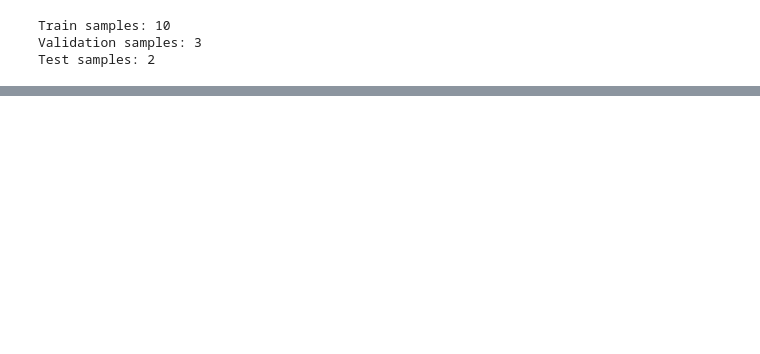
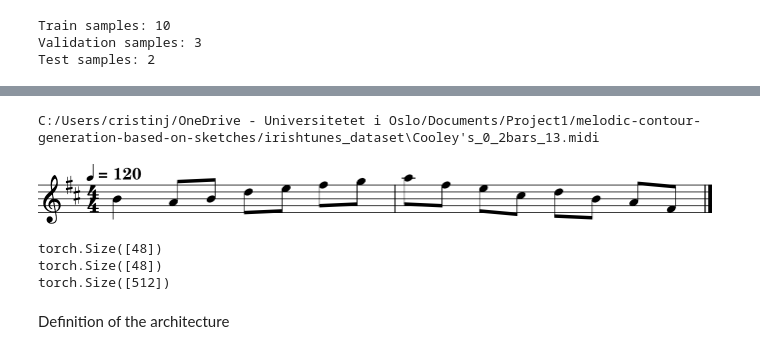
Before and after one commit to CrisJorda/melodic-contour-generation-based-on-sketches, a Jupyter notebook: test_notebooks/exp1_model.ipynb, the cells around one changed output, grey strips where cells are left out. Saved outputs shown, nothing was run; the diff lists cells and outputs as text; code cells hidden in the pictures; blank space fills up the shorter version.

```diff
--- a/test_notebooks/exp1_model.ipynb
+++ b/test_notebooks/exp1_model.ipynb
@@ -30 +107,19 @@ hparams = {
+# %%
+# Process the 2 bars
+def process_bars(midi_path):
+    score = converter.parse(midi_path)
+
+    # Extract 1st and 2nd bar from score
+    bar1 = score.measure(1).flatten().notes
+    bar2 = score.measure(2).flatten().notes
+
+    # Convert bars into 48-step pitch vectors
+    bar1_pitch_vector, _, _ = extract_pitches_1bar(bar1)
+    bar2_pitch_vector, bar2_onsets, bar2_pitches = extract_pitches_1bar(bar2)
+
+    # Compute the FRP for 2nd bar
+    frp = compute_frp(bar2_onsets, bar2_pitches)
+
+    # Return pitch vectors as numpy arrays
+    return np.array(bar1_pitch_vector), np.array(bar2_pitch_vector), np.array(frp)
 # %%
@@ -179,0 +235,18 @@ Test samples: 2
+# %%
+past_pitches, curr_pitches, frp, midi_path = next(iter(train_dataloader))
+
+print(midi_path[0])
+score = converter.parse(str(midi_path[0]))
+score.show()
+
+print(past_pitches[0].shape)
+print(curr_pitches[0].shape)
+print(frp[0].shape)
+# %% [output]
+C:/Users/cristinj/OneDrive - Universitetet i Oslo/Documents/Project1/melodic-contour-generation-based-on-sketches/irishtunes_dataset\Cooley's_0_2bars_13.midi
+[figure, added]
+torch.Size([48])
+torch.Size([48])
+torch.Size([512])
+# %% [markdown]
+Definition of the architecture
```
Also changed, not shown: parts of 20 cells of this notebook, 2 other files.
